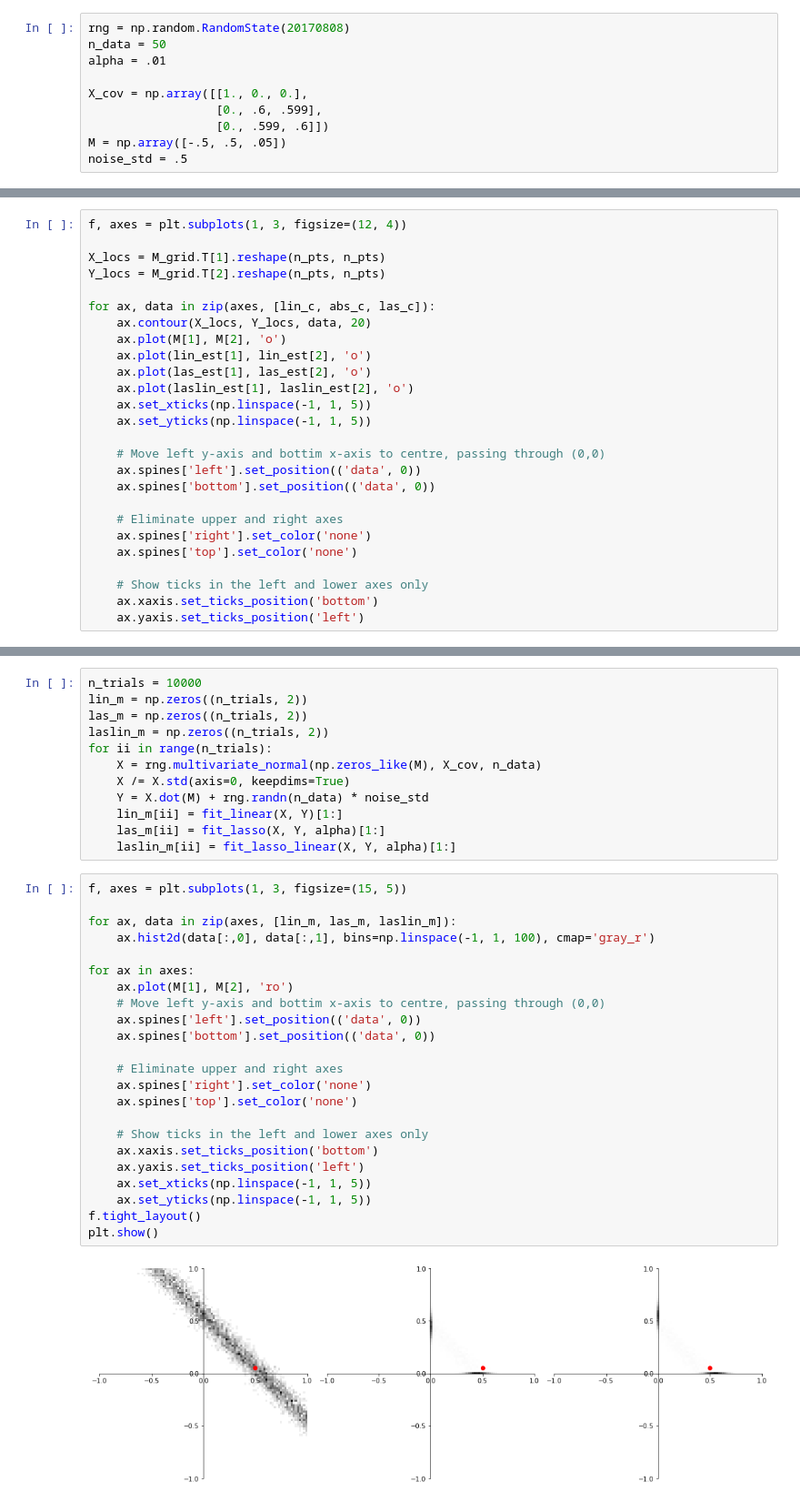
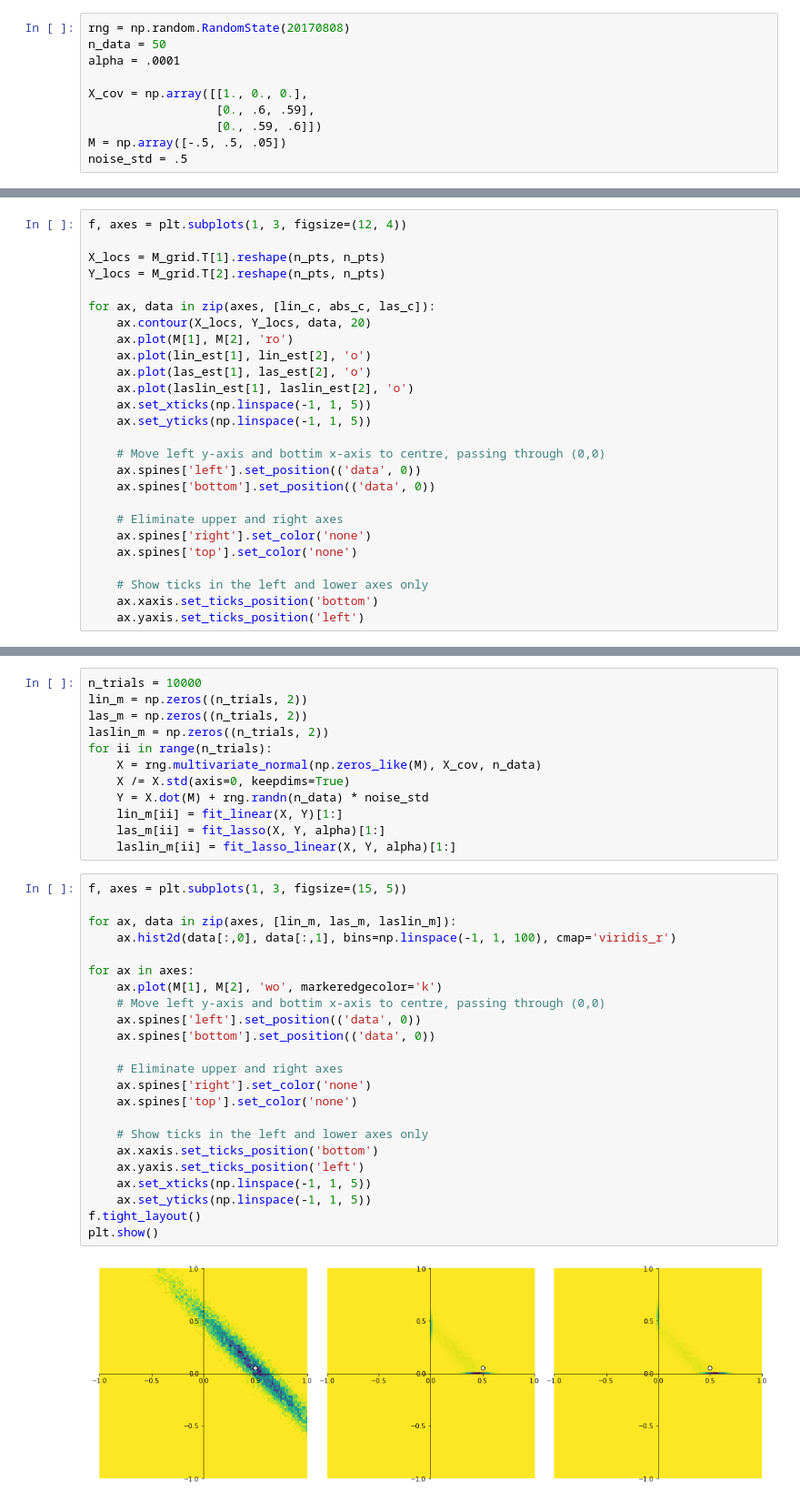
Before and after one commit to JesseLivezey/multicollinearity, a Jupyter notebook: multicolinearity.ipynb, the cells around one changed output, grey strips where cells are left out. Shown: that part at 91% size. Saved outputs shown, nothing was run; the diff lists cells and outputs as text.

Commit message:
different cmap

```diff
--- a/multicolinearity.ipynb
+++ b/multicolinearity.ipynb
@@ -7,11 +7,11 @@ import matplotlib.pyplot as plt
 # %%
 rng = np.random.RandomState(20170808)
 n_data = 50
-alpha = .01
+alpha = .0001
 
 X_cov = np.array([[1., 0., 0.],
-                  [0., .6, .599],
-                  [0., .599, .6]])
+                  [0., .6, .59],
+                  [0., .59, .6]])
 M = np.array([-.5, .5, .05])
 noise_std = .5
 # %%
@@ -100,7 +100,7 @@ Y_locs = M_grid.T[2].reshape(n_pts, n_pts)
 
 for ax, data in zip(axes, [lin_c, abs_c, las_c]):
     ax.contour(X_locs, Y_locs, data, 20)
-    ax.plot(M[1], M[2], 'o')
+    ax.plot(M[1], M[2], 'ro')
     ax.plot(lin_est[1], lin_est[2], 'o')
     ax.plot(las_est[1], las_est[2], 'o')
     ax.plot(laslin_est[1], laslin_est[2], 'o')
@@ -135,25 +135,25 @@ for ii in range(n_trials):
 # %%
 f, axes = plt.subplots(1, 3, figsize=(15, 5))
 
 for ax, data in zip(axes, [lin_m, las_m, laslin_m]):
-    ax.hist2d(data[:,0], data[:,1], bins=np.linspace(-1, 1, 100), cmap='gray_r')
+    ax.hist2d(data[:,0], data[:,1], bins=np.linspace(-1, 1, 100), cmap='viridis_r')
 
 for ax in axes:
-    ax.plot(M[1], M[2], 'ro')
+    ax.plot(M[1], M[2], 'wo', markeredgecolor='k')
     # Move left y-axis and bottim x-axis to centre, passing through (0,0)
     ax.spines['left'].set_position(('data', 0))
     ax.spines['bottom'].set_position(('data', 0))
 
     # Eliminate upper and right axes
     ax.spines['right'].set_color('none')
     ax.spines['top'].set_color('none')
 
     # Show ticks in the left and lower axes only
     ax.xaxis.set_ticks_position('bottom')
     ax.yaxis.set_ticks_position('left')
     ax.set_xticks(np.linspace(-1, 1, 5))
     ax.set_yticks(np.linspace(-1, 1, 5))
 f.tight_layout()
 plt.show()
 # %% [output]
-[figure, old version]
+[figure, new version]
```
Also changed, not shown: parts of 3 cells of this notebook.
